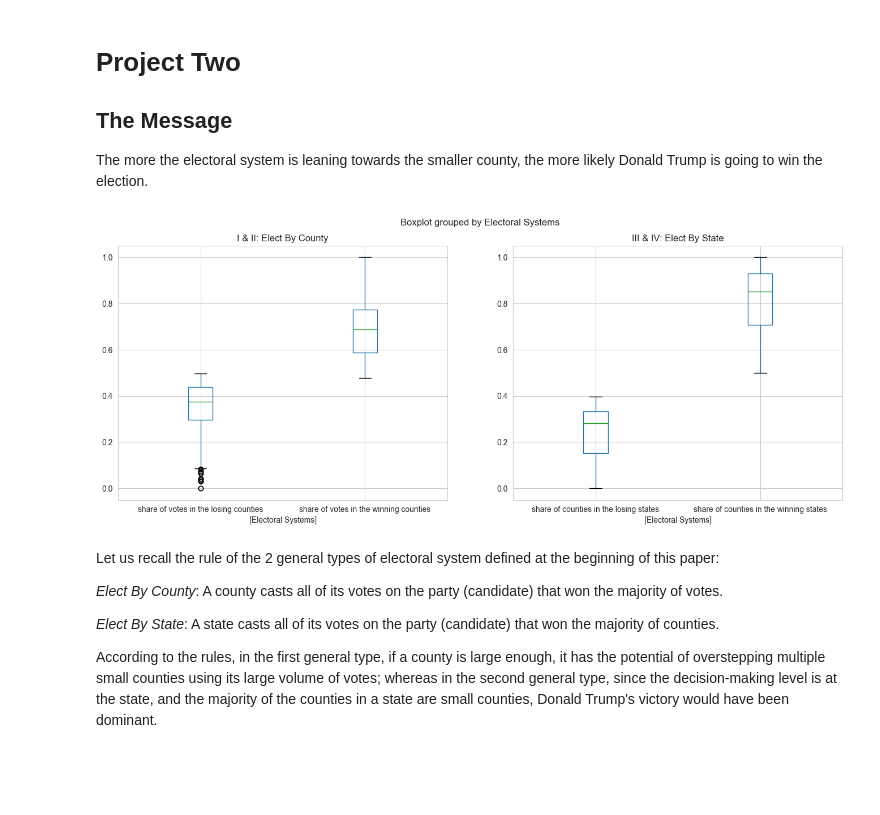
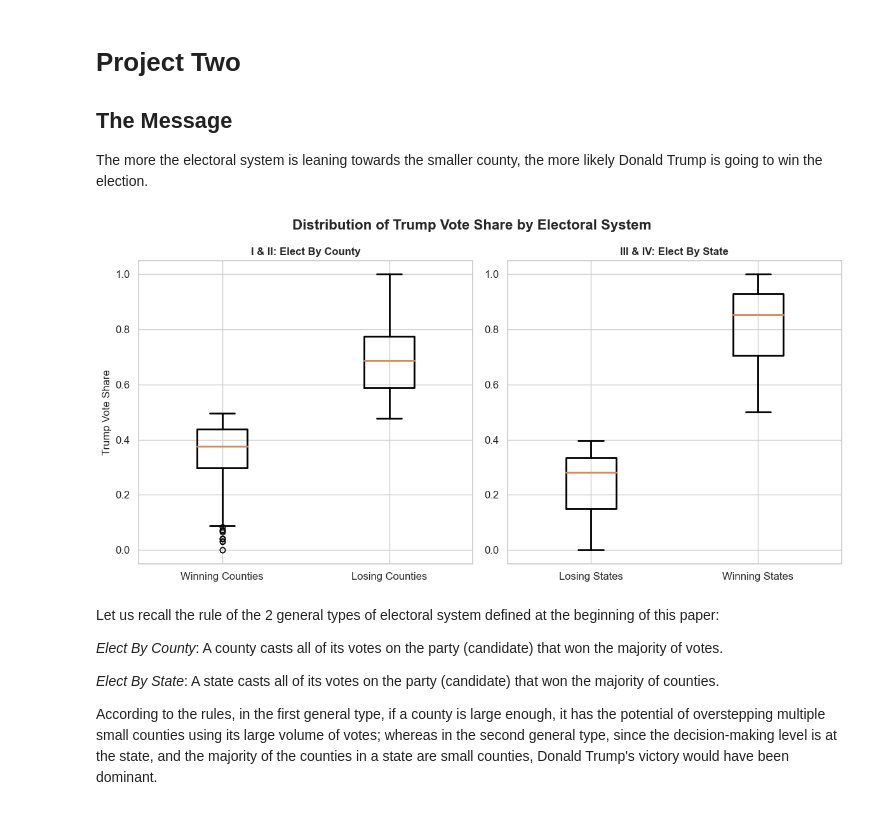
Before and after one commit to AllysonCui/ECO225, a Jupyter notebook: Code/Project 1/Project_1.ipynb, the cells around one changed output. Saved outputs shown, nothing was run; the diff lists cells and outputs as text; code cells hidden in the pictures; blank space fills up the shorter version.

```diff
--- a/Code/Project 1/Project_1.ipynb
+++ b/Code/Project 1/Project_1.ipynb
@@ -667,37 +667,61 @@ plt.show()
 ## The Message
 The more the electoral system is leaning towards the smaller county, the more likely Donald Trump is going to win the election.
 # %%
-#plt.figure(figsize = (20,10))
-#fig, axes = plt.subplots(1, 2, figsize=(8, 6), sharey=False)
-
 df_boxplot1 = pd.DataFrame({
     'share of votes in the winning counties': df_county_won['share of votes in the winning counties'],
 })
-#pd.DataFrame(data = df_county_won, columns = ['share of votes in the winning counties'])
 df_boxplot1['Electoral Systems'] = 'share of votes in the winning counties'
-df_boxplot1.rename(columns={'share of votes in the winning counties': 'Value'}, inplace = True)
-df_boxplot2 = pd.DataFrame(data = df_county_lost, columns = ['share of votes in the losing counties'])
+df_boxplot1.rename(columns={'share of votes in the winning counties': 'Value'}, inplace=True)
+
+df_boxplot2 = pd.DataFrame(data=df_county_lost, columns=['share of votes in the losing counties'])
 df_boxplot2['Electoral Systems'] = 'share of votes in the losing counties'
-df_boxplot2.rename(columns={'share of votes in the losing counties': 'Value'}, inplace = True)
+df_boxplot2.rename(columns={'share of votes in the losing counties': 'Value'}, inplace=True)
+
 df_boxplot1 = pd.concat([df_boxplot1, df_boxplot2])
 df_boxplot1['Group'] = 'I & II: Elect By County'
-df_boxplot3 = pd.DataFrame(data = df_state_won, columns = ['share of counties in the winning states'])
+
+df_boxplot3 = pd.DataFrame(data=df_state_won, columns=['share of counties in the winning states'])
 df_boxplot3['Electoral Systems'] = 'share of counties in the winning states'
-df_boxplot3.rename(columns={'share of counties in the winning states': 'Value'}, inplace = True)
-df_boxplot4 = pd.DataFrame(data = df_state_lost, columns = ['share of counties in the losing states'])
+df_boxplot3.rename(columns={'share of counties in the winning states': 'Value'}, inplace=True)
+
+df_boxplot4 = pd.DataFrame(data=df_state_lost, columns=['share of counties in the losing states'])
 df_boxplot4['Electoral Systems'] = 'share of counties in the losing states'
-df_boxplot4.rename(columns={'share of counties in the losing states': 'Value'}, inplace = True)
+df_boxplot4.rename(columns={'share of counties in the losing states': 'Value'}, inplace=True)
+
 df_boxplot3 = pd.concat([df_boxplot3, df_boxplot4])
 df_boxplot3['Group'] = 'III & IV: Elect By State'
 
 df_boxplot = pd.concat([df_boxplot1, df_boxplot3])
-df_boxplot
 
-axes = df_boxplot.groupby('Group').boxplot(by='Electoral Systems', figsize=(16, 6), layout=(1, 2), sharey=False)
-plt.title("III & IV: Elect By State");
+fig, axes = plt.subplots(1, 2, figsize=(12, 6), sharey=False)
+
+boxprops = dict(linewidth=2)
+medianprops = dict(linewidth=2)
+whiskerprops = dict(linewidth=2)
+capprops = dict(linewidth=2)
+
+for i, (name, group) in enumerate(df_boxplot.groupby('Group')):
+    ax = axes[i]
+    group.boxplot(by='Electoral Systems', ax=ax, positions=[1, 2], widths=0.3,
+                  boxprops=boxprops, medianprops=medianprops,
+                  whiskerprops=whiskerprops, capprops=capprops)
+
+    ax.set_xlabel('')
+
+    if i == 0:
+        ax.set_xticklabels(['Winning Counties', 'Losing Counties'])
+        ax.set_ylabel('Trump Vote Share')
+    else:
+        ax.set_xticklabels(['Losing States', 'Winning States'])
+
+    ax.set_title(name, fontweight='bold')
+    ax.tick_params(axis='both', which='major', labelsize=12)
+
+plt.suptitle('Distribution of Trump Vote Share by Electoral System', fontweight='bold', fontsize=16)
+plt.tight_layout()
 plt.show()
 # %% [output]
-[figure, old version]
+[figure, new version]
 # %% [markdown]
 Let us recall the rule of the 2 general types of electoral system defined at the beginning of this paper:
 
```
Also changed, not shown: parts of 37 cells of this notebook, 2 other files.
